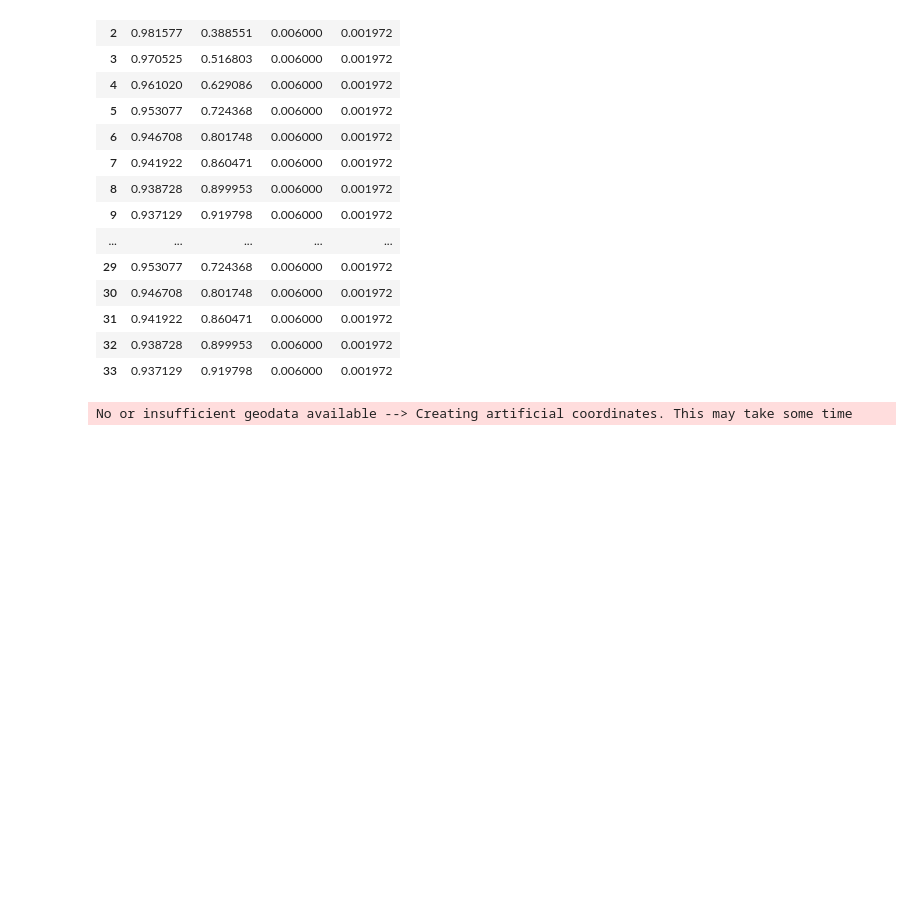
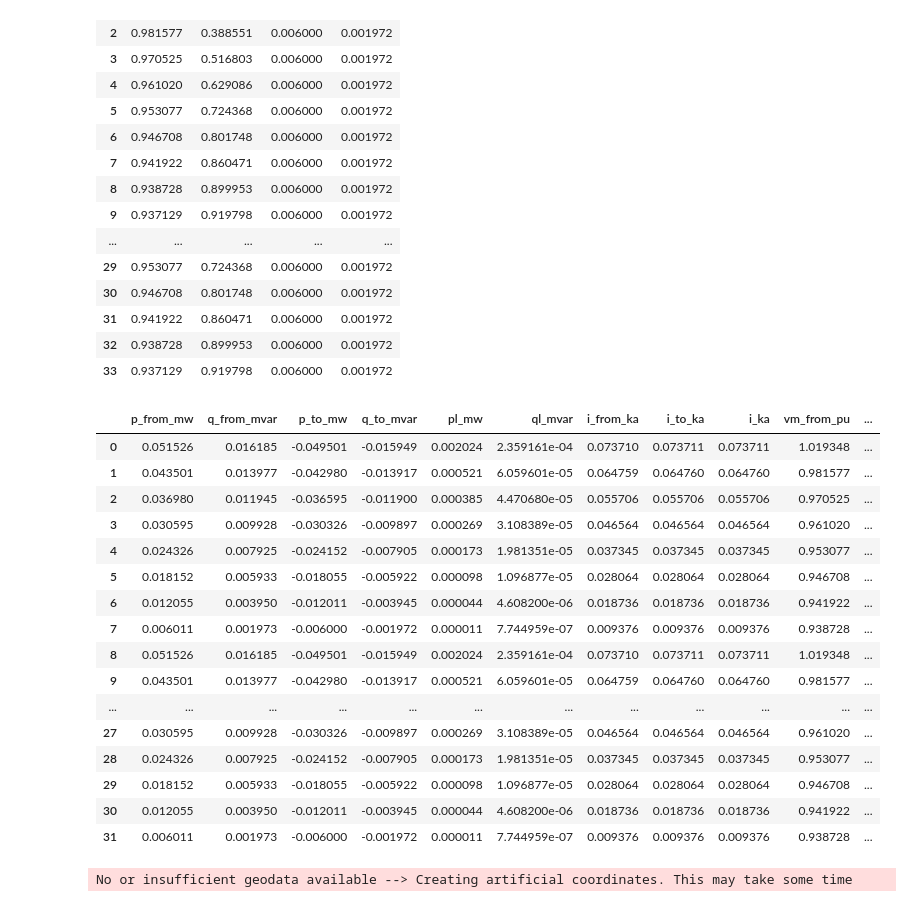
Before and after one commit to williamrodz/GridSimulationAssignment, a Jupyter notebook: AssignmentThreeCode.ipynb, the cells around one changed output. Drawn from its saved outputs; the diff is of its cells as text; code cells hidden in the pictures; blank space fills up the shorter version.

```diff
--- a/AssignmentThreeCode.ipynb
+++ b/AssignmentThreeCode.ipynb
@@ -321,6 +321,26 @@ net.res_bus
 | 31 | 0.941922 | 0.860471 | 0.006000 | 0.001972 |
 | 32 | 0.938728 | 0.899953 | 0.006000 | 0.001972 |
 | 33 | 0.937129 | 0.919798 | 0.006000 | 0.001972 |
+# %%
+net.res_line
+# %% [output]
+|  | p_from_mw | q_from_mvar | p_to_mw | q_to_mvar | pl_mw | ql_mvar | i_from_ka | i_to_ka | i_ka | vm_from_pu | ... |
+| 0 | 0.051526 | 0.016185 | -0.049501 | -0.015949 | 0.002024 | 2.359161e-04 | 0.073710 | 0.073711 | 0.073711 | 1.019348 | ... |
+| 1 | 0.043501 | 0.013977 | -0.042980 | -0.013917 | 0.000521 | 6.059601e-05 | 0.064759 | 0.064760 | 0.064760 | 0.981577 | ... |
+| 2 | 0.036980 | 0.011945 | -0.036595 | -0.011900 | 0.000385 | 4.470680e-05 | 0.055706 | 0.055706 | 0.055706 | 0.970525 | ... |
+| 3 | 0.030595 | 0.009928 | -0.030326 | -0.009897 | 0.000269 | 3.108389e-05 | 0.046564 | 0.046564 | 0.046564 | 0.961020 | ... |
+| 4 | 0.024326 | 0.007925 | -0.024152 | -0.007905 | 0.000173 | 1.981351e-05 | 0.037345 | 0.037345 | 0.037345 | 0.953077 | ... |
+| 5 | 0.018152 | 0.005933 | -0.018055 | -0.005922 | 0.000098 | 1.096877e-05 | 0.028064 | 0.028064 | 0.028064 | 0.946708 | ... |
+| 6 | 0.012055 | 0.003950 | -0.012011 | -0.003945 | 0.000044 | 4.608200e-06 | 0.018736 | 0.018736 | 0.018736 | 0.941922 | ... |
+| 7 | 0.006011 | 0.001973 | -0.006000 | -0.001972 | 0.000011 | 7.744959e-07 | 0.009376 | 0.009376 | 0.009376 | 0.938728 | ... |
+| 8 | 0.051526 | 0.016185 | -0.049501 | -0.015949 | 0.002024 | 2.359161e-04 | 0.073710 | 0.073711 | 0.073711 | 1.019348 | ... |
+| 9 | 0.043501 | 0.013977 | -0.042980 | -0.013917 | 0.000521 | 6.059601e-05 | 0.064759 | 0.064760 | 0.064760 | 0.981577 | ... |
+| ... | ... | ... | ... | ... | ... | ... | ... | ... | ... | ... | ... |
+| 27 | 0.030595 | 0.009928 | -0.030326 | -0.009897 | 0.000269 | 3.108389e-05 | 0.046564 | 0.046564 | 0.046564 | 0.961020 | ... |
+| 28 | 0.024326 | 0.007925 | -0.024152 | -0.007905 | 0.000173 | 1.981351e-05 | 0.037345 | 0.037345 | 0.037345 | 0.953077 | ... |
+| 29 | 0.018152 | 0.005933 | -0.018055 | -0.005922 | 0.000098 | 1.096877e-05 | 0.028064 | 0.028064 | 0.028064 | 0.946708 | ... |
+| 30 | 0.012055 | 0.003950 | -0.012011 | -0.003945 | 0.000044 | 4.608200e-06 | 0.018736 | 0.018736 | 0.018736 | 0.941922 | ... |
+| 31 | 0.006011 | 0.001973 | -0.006000 | -0.001972 | 0.000011 | 7.744959e-07 | 0.009376 | 0.009376 | 0.009376 | 0.938728 | ... |
 # %%
 pp.plotting.simple_plot(net)
 # %% [output]
```
